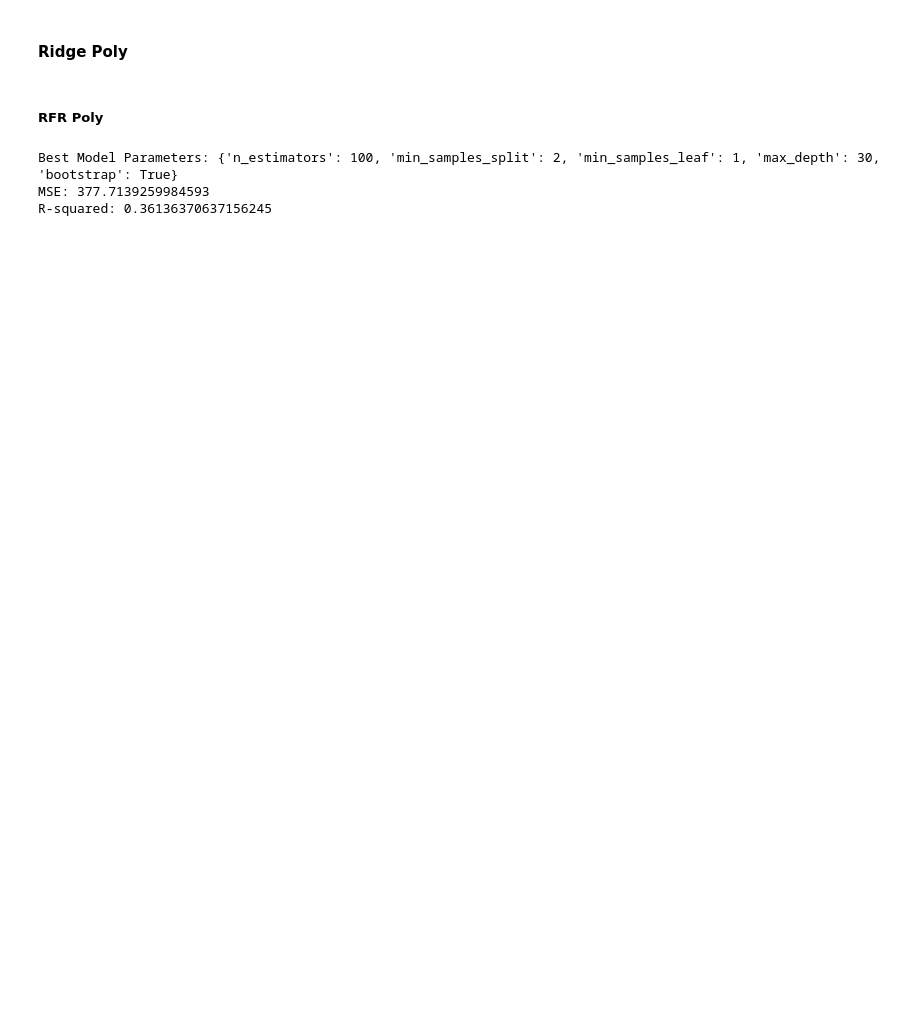
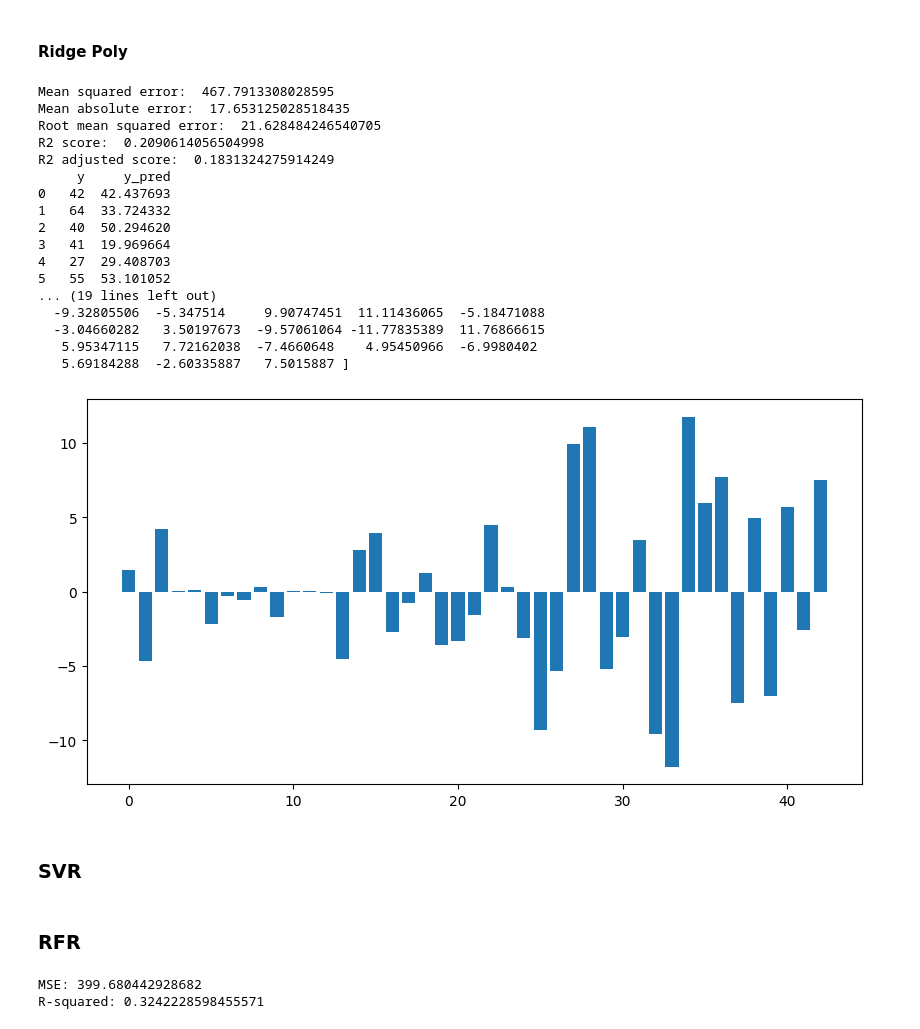
Before and after one commit to ssspetrovic/spotify-prediction, a Jupyter notebook: main.ipynb, the cells around one changed output. Drawn from its saved outputs; the diff is of its cells as text; code cells hidden in the pictures; blank space fills up the shorter version.

```diff
--- a/main.ipynb
+++ b/main.ipynb
@@ -411,25 +513,53 @@ print("koeficijenti: ", rm.coef_)
 # %%
 # Define hyperparameter grid
 param_grid = {'alpha': [0.001, 0.01, 0.1, 1.0, 5, 10.0, 100.0]}
 
 # Instantiate ridge regression model
 ridge = Ridge()
 
 # Instantiate GridSearchCV
 grid_search = GridSearchCV(estimator=ridge, param_grid=param_grid, scoring='neg_mean_squared_error', cv=5)
 
 # Fit grid search to training data
 grid_search.fit(X_inter_train, y_train)
 
 # Access best model and parameters
 best_model = grid_search.best_estimator_
 best_params = grid_search.best_params_
 
 # Evaluate best model on testing data
 y_pred = best_model.predict(X_inter_test)
 mse = mean_squared_error(y_test, y_pred)
 r2 = r2_score(y_test, y_pred)
 
-print("Best Model Parameters:", best_params)
-print("MSE:", mse)
-print("R-squared:", r2)
+# print("Best Model Parameters:", best_params)
+# print("MSE:", mse)
+# print("R-squared:", r2)
+
+model_evaluation(y_test, y_pred, X_inter_train.shape[0], X_inter_train.shape[1])
+
+# Ilustracija koeficijenata
+plt.figure(figsize=(10,5))
+plt.bar(range(len(rm.coef_)),rm.coef_)
+print("koeficijenti: ", rm.coef_)
+# %% [output]
+Mean squared error:  467.7913308028595
+Mean absolute error:  17.653125028518435
+Root mean squared error:  21.628484246540705
+R2 score:  0.2090614056504998
+R2 adjusted score:  0.1831324275914249
+     y     y_pred
+0   42  42.437693
+1   64  33.724332
+2   40  50.294620
+3   41  19.969664
+4   27  29.408703
+5   55  53.101052
+... (19 lines left out)
+  -9.32805506  -5.347514     9.90747451  11.11436065  -5.18471088
+  -3.04660282   3.50197673  -9.57061064 -11.77835389  11.76866615
+   5.95347115   7.72162038  -7.4660648    4.95450966  -6.9980402
+   5.69184288  -2.60335887   7.5015887 ]
+[figure, added]
+# %% [markdown]
+### SVR
@@ -436,2 +600,2 @@ print("R-squared:", r2)
 # %% [markdown]
-##### RFR Poly
+### RFR
@@ -438,7 +633,6 @@ print("R-squared:", r2)
 # %%
 from sklearn.ensemble import RandomForestRegressor
 from sklearn.metrics import mean_squared_error, r2_score
-from sklearn.ensemble import RandomForestRegressor
 from sklearn.model_selection import RandomizedSearchCV
 
 # Define hyperparameter grid
@@ -450,29 +644,34 @@ param_grid = {
     'bootstrap': [True, False]
 }
 
+# Best Model Parameters: {'n_estimators': 100, 'min_samples_split': 2, 'min_samples_leaf': 1, 'max_depth': 30, 'bootstrap': True}
+# MSE: 377.7139259984593
+# R-squared: 0.36136370637156245
+
 # Instantiate random forest regressor
-rf = RandomForestRegressor()
+rf = RandomForestRegressor(random_state=28, n_estimators=100, min_samples_split=2, min_samples_leaf=1, max_depth=30, bootstrap=True)
 
 # Instantiate GridSearchCV
-# grid_search = GridSearchCV(estimator=rf, param_grid=param_grid, scoring='neg_mean_squared_error', cv=5, n_jobs=-1)
-random_search = RandomizedSearchCV(estimator=rf, param_distributions=param_grid, scoring='neg_mean_squared_error', cv=5, n_iter=20, n_jobs=-1)
+grid_search = GridSearchCV(estimator=rf, param_grid=param_grid, scoring='neg_mean_squared_error', cv=5, n_jobs=-1)
+# random_search = RandomizedSearchCV(estimator=rf, param_distributions=param_grid, scoring='neg_mean_squared_error', cv=5, n_iter=20, n_jobs=-1)
 
 # Fit grid search to training data
-random_search.fit(X_train_std, y_train)
+grid_search.fit(X_train_std, y_train)
 
 # Access best model and parameters
-best_model = random_search.best_estimator_
-best_params = random_search.best_params_
+best_model = grid_search.best_estimator_
+best_params = grid_search.get_params()
+
+rf.fit(X_train_std, y_train)
 
 # Evaluate best model on testing data
-y_pred = best_model.predict(X_test_std)
+y_pred = rf.predict(X_test_std)
 mse = mean_squared_error(y_test, y_pred)
 r2 = r2_score(y_test, y_pred)
 
-print("Best Model Parameters:", best_params)
+# print("Best Model Parameters:", best_params)
 print("MSE:", mse)
 print("R-squared:", r2)
 # %% [output]
-Best Model Parameters: {'n_estimators': 100, 'min_samples_split': 2, 'min_samples_leaf': 1, 'max_depth': 30, 'bootstrap': True}
-MSE: 377.7139259984593
-R-squared: 0.36136370637156245
+MSE: 399.680442928682
+R-squared: 0.3242228598455571
```
Also changed, not shown: parts of 15 cells of this notebook.
